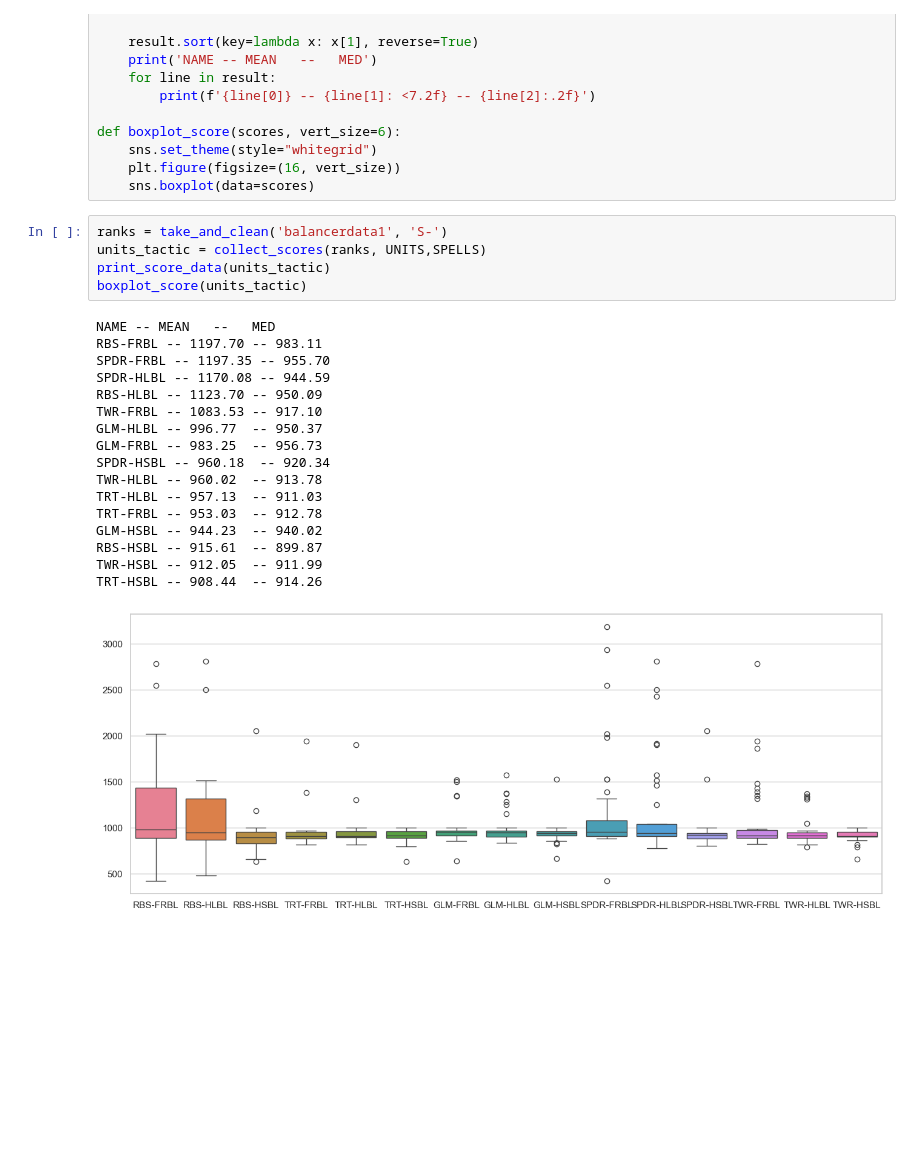
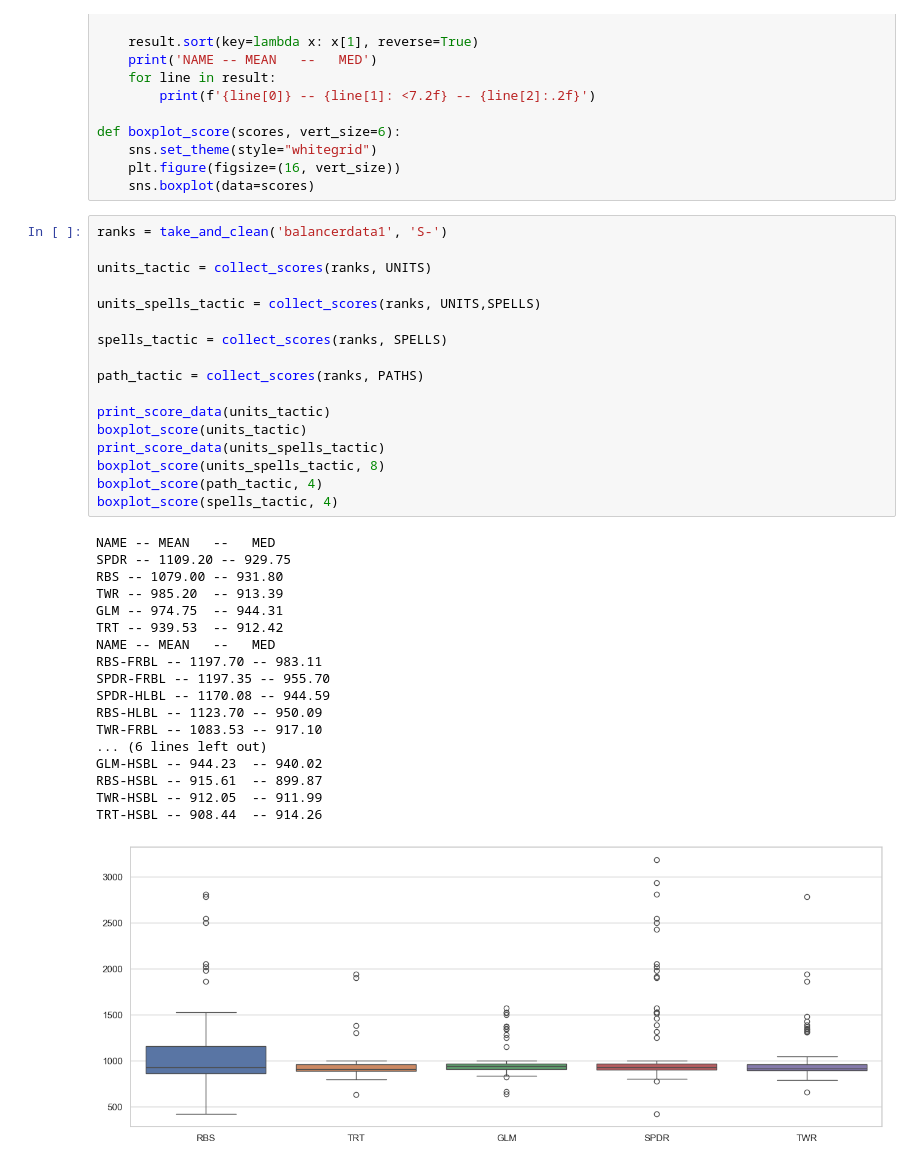
Before and after one commit to VennethN/CodeCombat-AILeague-Referees-and-Player-Handlers, a Jupyter notebook: Supercharged/supechargedbalancer.ipynb, the cells around one changed output. Drawn from its saved outputs; the diff is of its cells as text; blank space fills up the shorter version.

```diff
--- a/Supercharged/supechargedbalancer.ipynb
+++ b/Supercharged/supechargedbalancer.ipynb
@@ -53,24 +53,37 @@ def boxplot_score(scores, vert_size=6):
     sns.boxplot(data=scores)
 # %%
 ranks = take_and_clean('balancerdata1', 'S-')
-units_tactic = collect_scores(ranks, UNITS,SPELLS)
+
+units_tactic = collect_scores(ranks, UNITS)
+
+units_spells_tactic = collect_scores(ranks, UNITS,SPELLS)
+
+spells_tactic = collect_scores(ranks, SPELLS)
+
+path_tactic = collect_scores(ranks, PATHS)
+
 print_score_data(units_tactic)
 boxplot_score(units_tactic)
+print_score_data(units_spells_tactic)
+boxplot_score(units_spells_tactic, 8)
+boxplot_score(path_tactic, 4)
+boxplot_score(spells_tactic, 4)
 # %% [output]
+NAME -- MEAN   --   MED
+SPDR -- 1109.20 -- 929.75
+RBS -- 1079.00 -- 931.80
+TWR -- 985.20  -- 913.39
+GLM -- 974.75  -- 944.31
+TRT -- 939.53  -- 912.42
 NAME -- MEAN   --   MED
 RBS-FRBL -- 1197.70 -- 983.11
 SPDR-FRBL -- 1197.35 -- 955.70
 SPDR-HLBL -- 1170.08 -- 944.59
 RBS-HLBL -- 1123.70 -- 950.09
 TWR-FRBL -- 1083.53 -- 917.10
-GLM-HLBL -- 996.77  -- 950.37
-GLM-FRBL -- 983.25  -- 956.73
-SPDR-HSBL -- 960.18  -- 920.34
-TWR-HLBL -- 960.02  -- 913.78
-TRT-HLBL -- 957.13  -- 911.03
-TRT-FRBL -- 953.03  -- 912.78
+... (6 lines left out)
 GLM-HSBL -- 944.23  -- 940.02
 RBS-HSBL -- 915.61  -- 899.87
 TWR-HSBL -- 912.05  -- 911.99
 TRT-HSBL -- 908.44  -- 914.26
-[figure, old version]
+[figure, new version]
```
Also changed, not shown: parts of 1 cell of this notebook, 2 other files.
